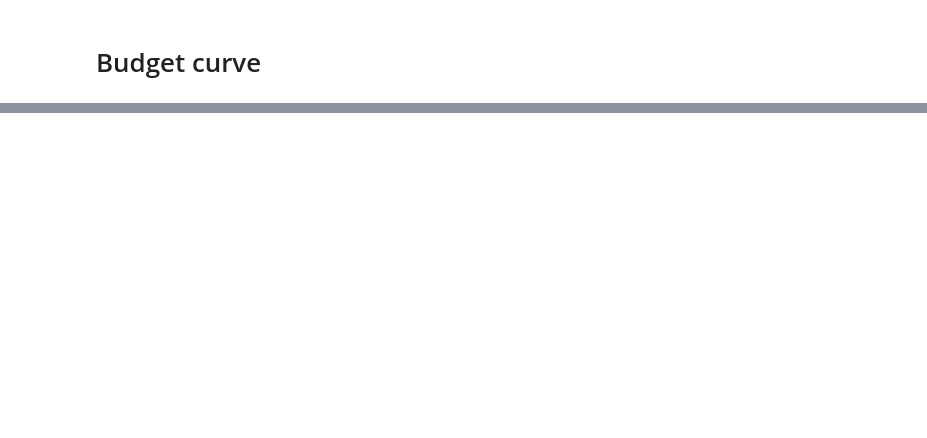
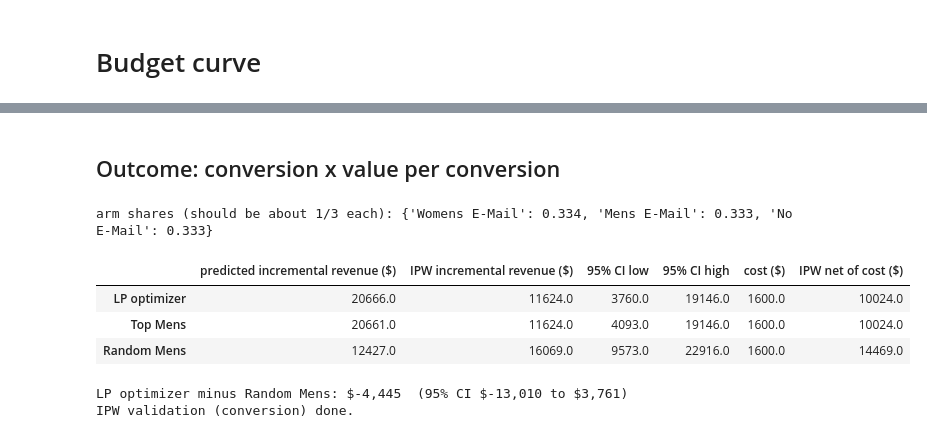
Before and after one commit to Sharathh-K/project, a Jupyter notebook: Notebooks/Budget_optimization.ipynb, the cells around one changed output, grey strips where cells are left out. Saved outputs shown, nothing was run; the diff lists cells and outputs as text; code cells hidden in the pictures; blank space fills up the shorter version.

```diff
--- a/Notebooks/Budget_optimization.ipynb
+++ b/Notebooks/Budget_optimization.ipynb
@@ -444,0 +691,64 @@ Step 9 passed.
+# %% [markdown]
+## Outcome: conversion x value per conversion
+# %%
+# plans from baseline, use "mens"/"womens"/"none"; the optimizer plan already uses full names'
+# Outcome: conversion x value per conversion
+NAME = {"mens": "Mens E-Mail", "womens": "Womens E-Mail", "none": "No E-Mail"}
+policies = {
+    "LP optimizer": plan["assigned_arm"].to_numpy(),
+    "Top Mens": np.array([NAME[x] for x in plans["Top Mens"]]),
+    "Random Mens": np.array([NAME[x] for x in plans["Random Mens"]]),
+}
+
+seg = df["segment"].to_numpy()
+y = df["conversion"].to_numpy() * PARAMS["VALUE_PER_CONV"]
+share = df["segment"].value_counts(normalize=True)
+print("arm shares (should be about 1/3 each):", share.round(3).to_dict())
+w = 1 / df["segment"].map(share).to_numpy()
+is_ctrl = seg == "No E-Mail"
+
+# per-customer contribution to incremental revenue vs "send nobody"
+contrib, pred, cost = {}, {}, {}
+for name, a in policies.items():
+    contrib[name] = ((seg == a).astype(float) - is_ctrl) * y * w
+    pred[name] = np.where(a == "Mens E-Mail", rev_m,
+                          np.where(a == "Womens E-Mail", rev_w, 0.0)).sum()
+    cost[name] = ((a == "Mens E-Mail").sum() * COST["Mens E-Mail"]
+                  + (a == "Womens E-Mail").sum() * COST["Womens E-Mail"])
+
+names = list(policies)
+C = np.column_stack([contrib[k] for k in names])
+point = C.sum(axis=0)
+
+# bootstrap customers (same resamples for every plan, so differences are paired)
+rng = np.random.default_rng(42)
+n_ = len(df)
+boots = np.empty((1000, len(names)))
+for b in range(1000):
+    idx = rng.integers(0, n_, n_)
+    boots[b] = C[idx].sum(axis=0)
+lo, hi = np.percentile(boots, [2.5, 97.5], axis=0)
+
+ipw_table = pd.DataFrame({
+    "predicted incremental revenue ($)": [pred[k] for k in names],
+    "IPW incremental revenue ($)": point,
+    "95% CI low": lo,
+    "95% CI high": hi,
+    "cost ($)": [cost[k] for k in names],
+}, index=names)
+ipw_table["IPW net of cost ($)"] = ipw_table["IPW incremental revenue ($)"] - ipw_table["cost ($)"]
+display(ipw_table.round(0))
+# does ranking by uplift beat random targeting?
+i_lp, i_rand = names.index("LP optimizer"), names.index("Random Mens")
+d_point = point[i_lp] - point[i_rand]
+d_lo, d_hi = np.percentile(boots[:, i_lp] - boots[:, i_rand], [2.5, 97.5])
+print(f"LP optimizer minus Random Mens: ${d_point:,.0f}  (95% CI ${d_lo:,.0f} to ${d_hi:,.0f})")
+print("IPW validation (conversion) done.")
+# %% [output]
+arm shares (should be about 1/3 each): {'Womens E-Mail': 0.334, 'Mens E-Mail': 0.333, 'No E-Mail': 0.333}
+|  | predicted incremental revenue ($) | IPW incremental revenue ($) | 95% CI low | 95% CI high | cost ($) | IPW net of cost ($) |
+| LP optimizer | 20666.0 | 11624.0 | 3760.0 | 19146.0 | 1600.0 | 10024.0 |
+| Top Mens | 20661.0 | 11624.0 | 4093.0 | 19146.0 | 1600.0 | 10024.0 |
+| Random Mens | 12427.0 | 16069.0 | 9573.0 | 22916.0 | 1600.0 | 14469.0 |
+LP optimizer minus Random Mens: $-4,445  (95% CI $-13,010 to $3,761)
+IPW validation (conversion) done.
```
Also changed, not shown: parts of 17 cells of this notebook, 2 other files.
